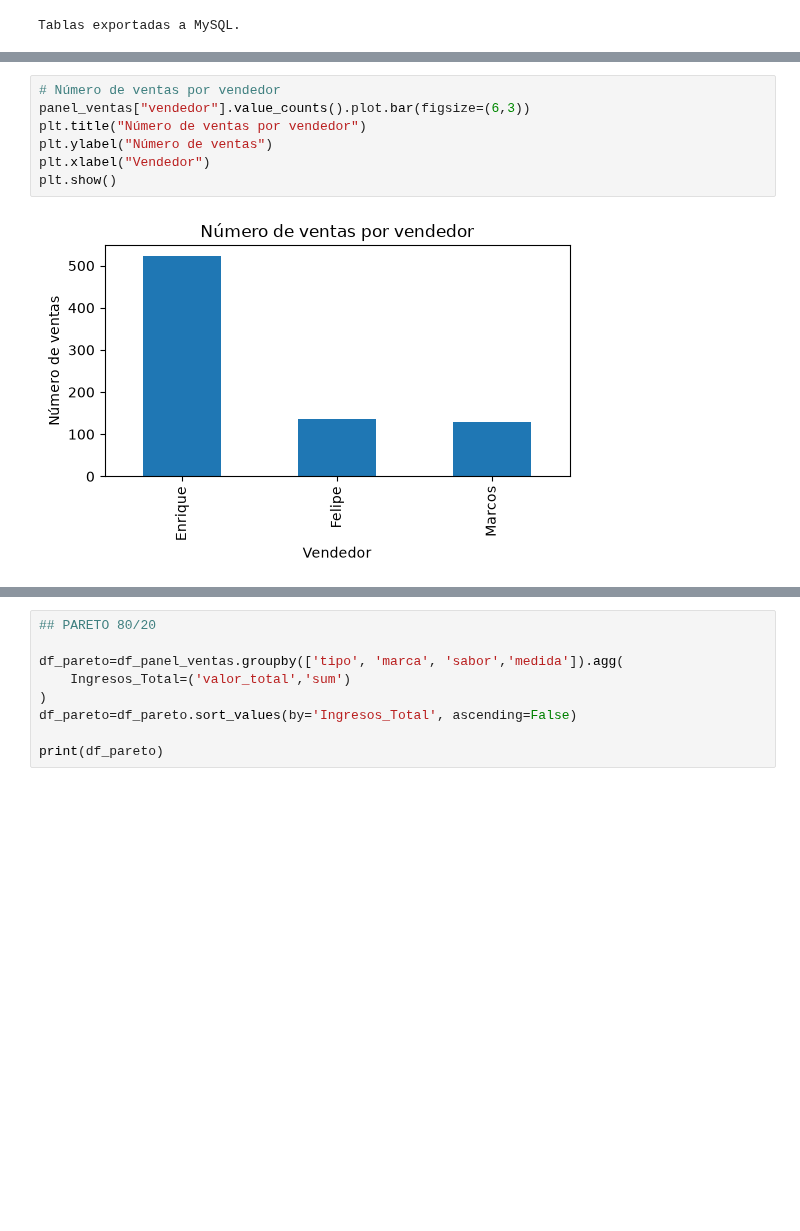
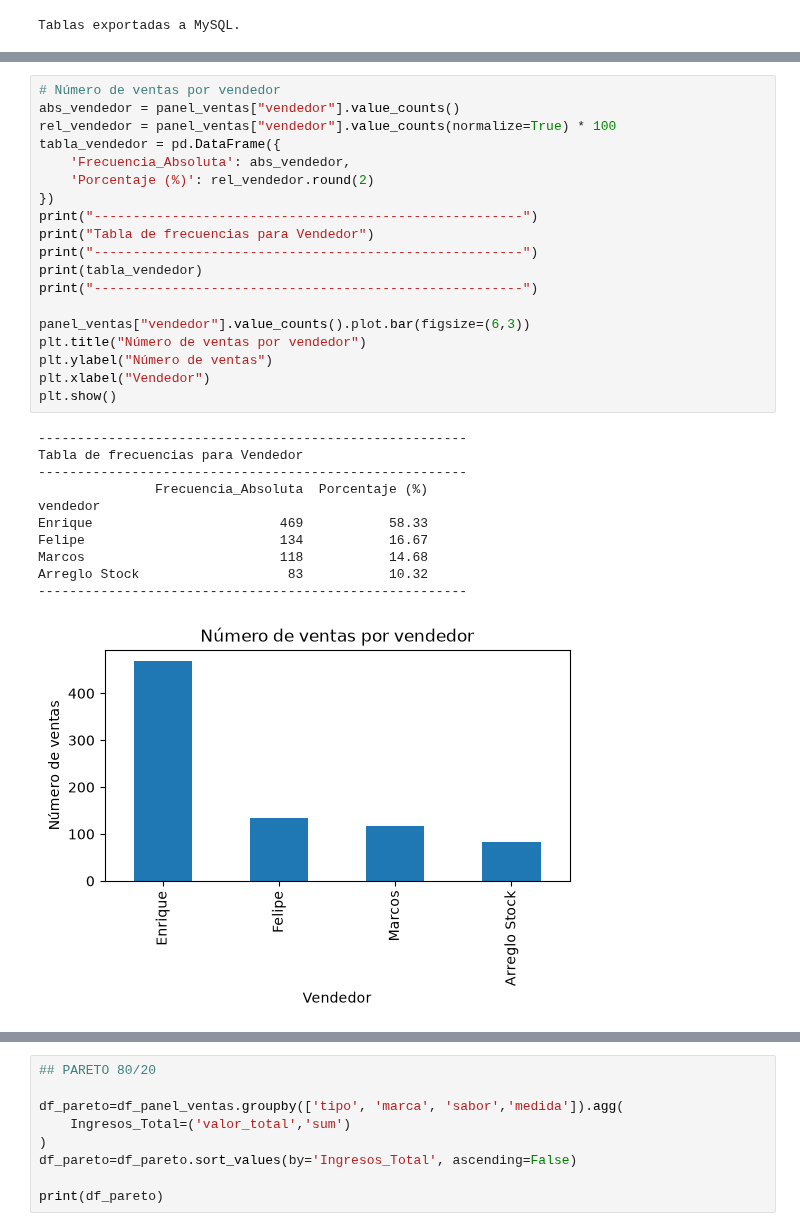
Before and after one commit to marcospnur/Bravos_Nutrition, a Jupyter notebook: Analisis de datos.ipynb, the cells around one changed output, grey strips where cells are left out. Cells and saved outputs as stored; diff of their text form; blank space fills up the shorter version.

Commit message:
Limpieza de datos de ventas finalizada

```diff
--- a/Analisis de datos.ipynb
+++ b/Analisis de datos.ipynb
@@ -232,12 +288,34 @@ plt.show()
 # %%
 # Número de ventas por vendedor
+abs_vendedor = panel_ventas["vendedor"].value_counts()
+rel_vendedor = panel_ventas["vendedor"].value_counts(normalize=True) * 100
+tabla_vendedor = pd.DataFrame({
+    'Frecuencia_Absoluta': abs_vendedor,
+    'Porcentaje (%)': rel_vendedor.round(2)
+})
+print("-------------------------------------------------------")
+print("Tabla de frecuencias para Vendedor")
+print("-------------------------------------------------------")
+print(tabla_vendedor)
+print("-------------------------------------------------------")
+
 panel_ventas["vendedor"].value_counts().plot.bar(figsize=(6,3))
 plt.title("Número de ventas por vendedor")
 plt.ylabel("Número de ventas")
 plt.xlabel("Vendedor")
 plt.show()
 # %% [output]
+-------------------------------------------------------
+Tabla de frecuencias para Vendedor
+-------------------------------------------------------
+               Frecuencia_Absoluta  Porcentaje (%)
+vendedor
+Enrique                        469           58.33
+Felipe                         134           16.67
+Marcos                         118           14.68
+Arreglo Stock                   83           10.32
+-------------------------------------------------------
-[figure, old version]
+[figure, new version]
 # %%
 panel_ventas.describe().round(2)
 # %% [output]
```
Also changed, not shown: parts of 30 cells of this notebook.
